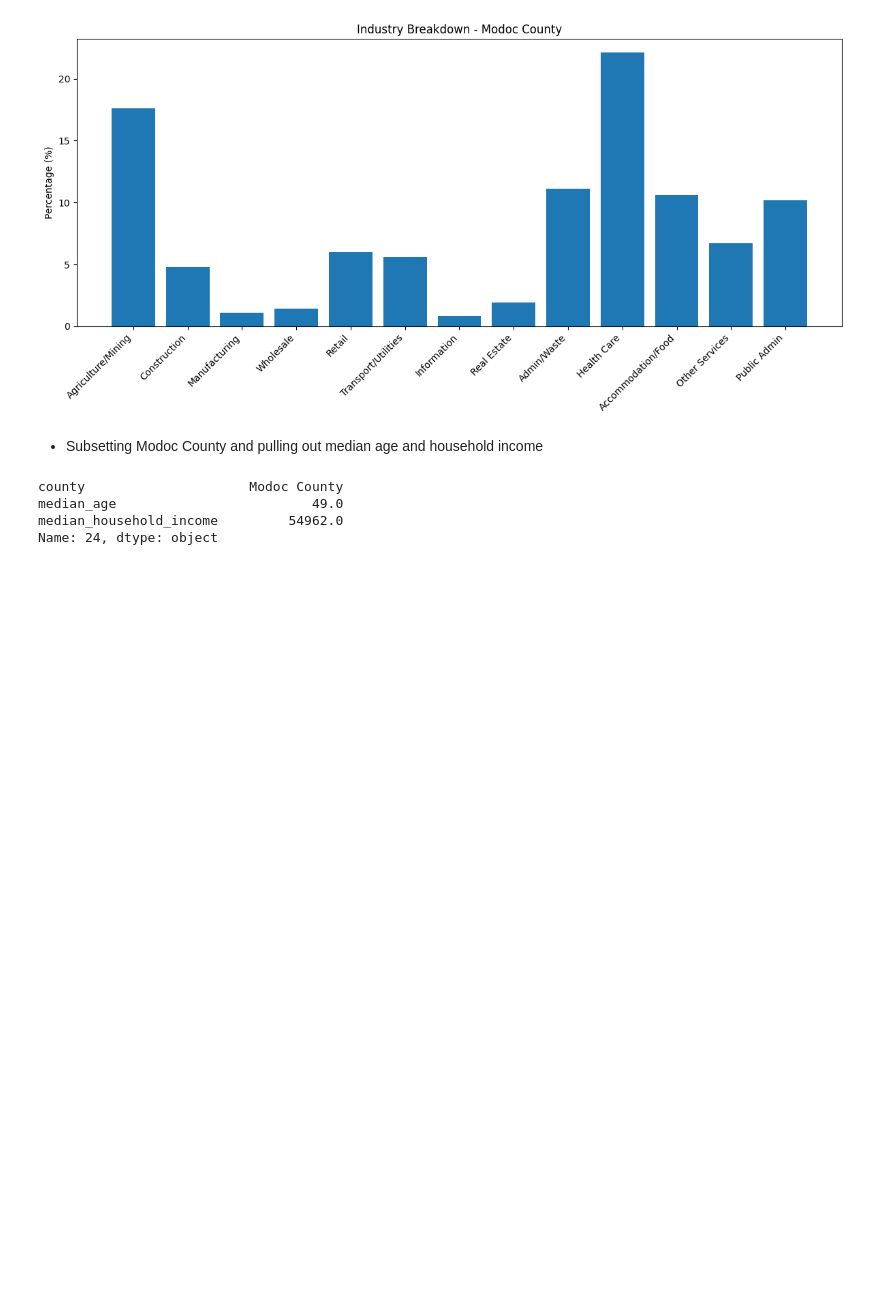
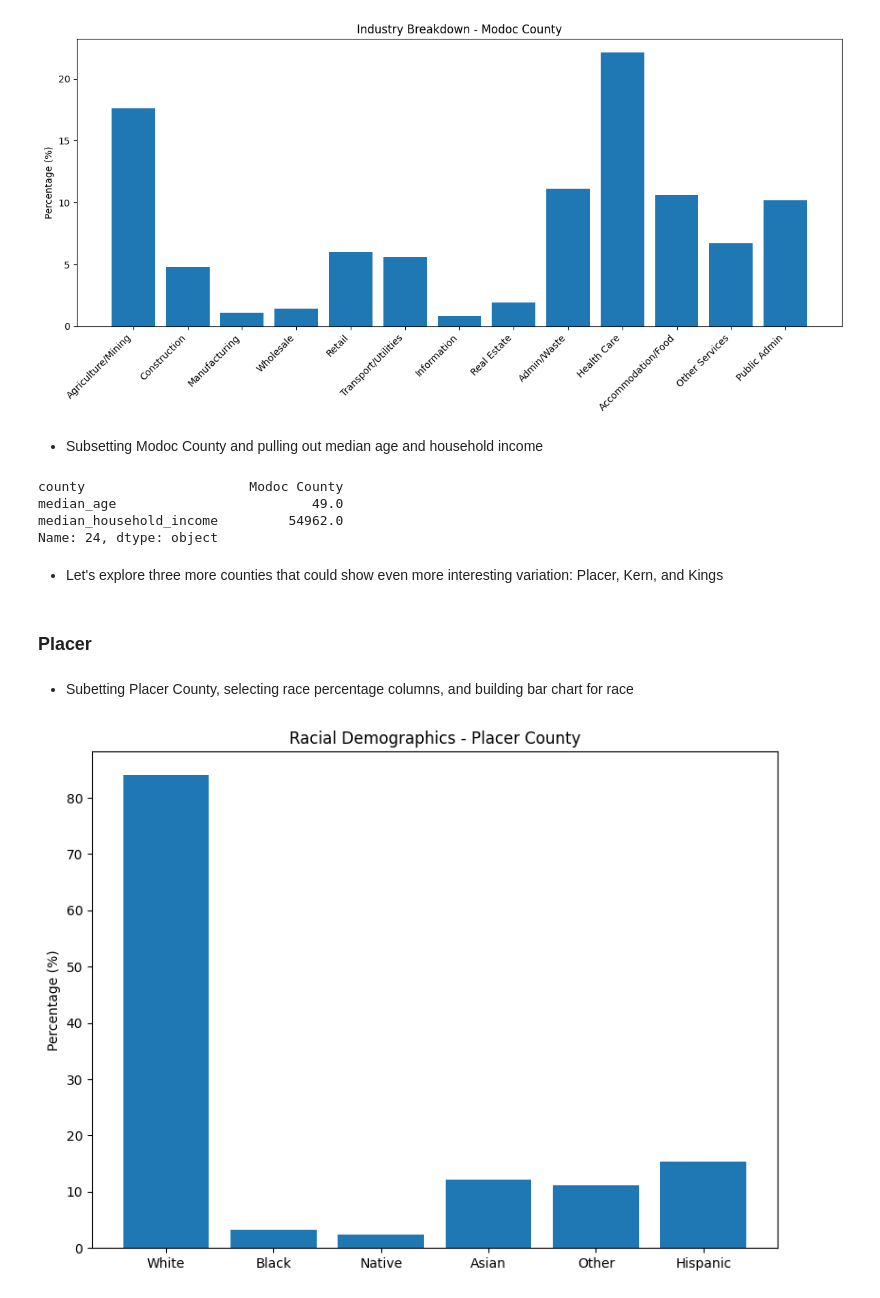
Before and after one commit to sose27/GROUP1_comm3180_S26_Data_Project, a Jupyter notebook: data_analysis/ACS_election.ipynb, the cells around one changed output. Drawn from its saved outputs; the diff is of its cells as text; code cells hidden in the pictures; blank space fills up the shorter version.

```diff
--- a/data_analysis/ACS_election.ipynb
+++ b/data_analysis/ACS_election.ipynb
@@ -148,3 +152,24 @@ county                     Modoc County
 median_age                         49.0
 median_household_income         54962.0
 Name: 24, dtype: object
+# %% [markdown]
+* Let's explore three more counties that could show even more interesting variation: Placer, Kern, and Kings
+# %% [markdown]
+### Placer
+# %% [markdown]
+* Subetting Placer County, selecting race percentage columns, and building bar chart for race
+# %%
+placer = ACS_final[ACS_final['county'] == 'Placer County'].iloc[0]
+
+race_labels = ['White', 'Black', 'Native', 'Asian', 'Other', 'Hispanic']
+race_cols   = ['pct_white', 'pct_black', 'pct_native', 'pct_asian', 'pct_other', 'pct_hispanic']
+race_values = placer[race_cols].values
+
+plt.figure(figsize=(8, 6))
+plt.bar(race_labels, race_values)
+plt.ylabel('Percentage (%)')
+plt.title('Racial Demographics - Placer County')
+plt.tight_layout()
+plt.show()
+# %% [output]
+[figure, added]
```
Also changed, not shown: parts of 21 cells of this notebook, 2 other files.
